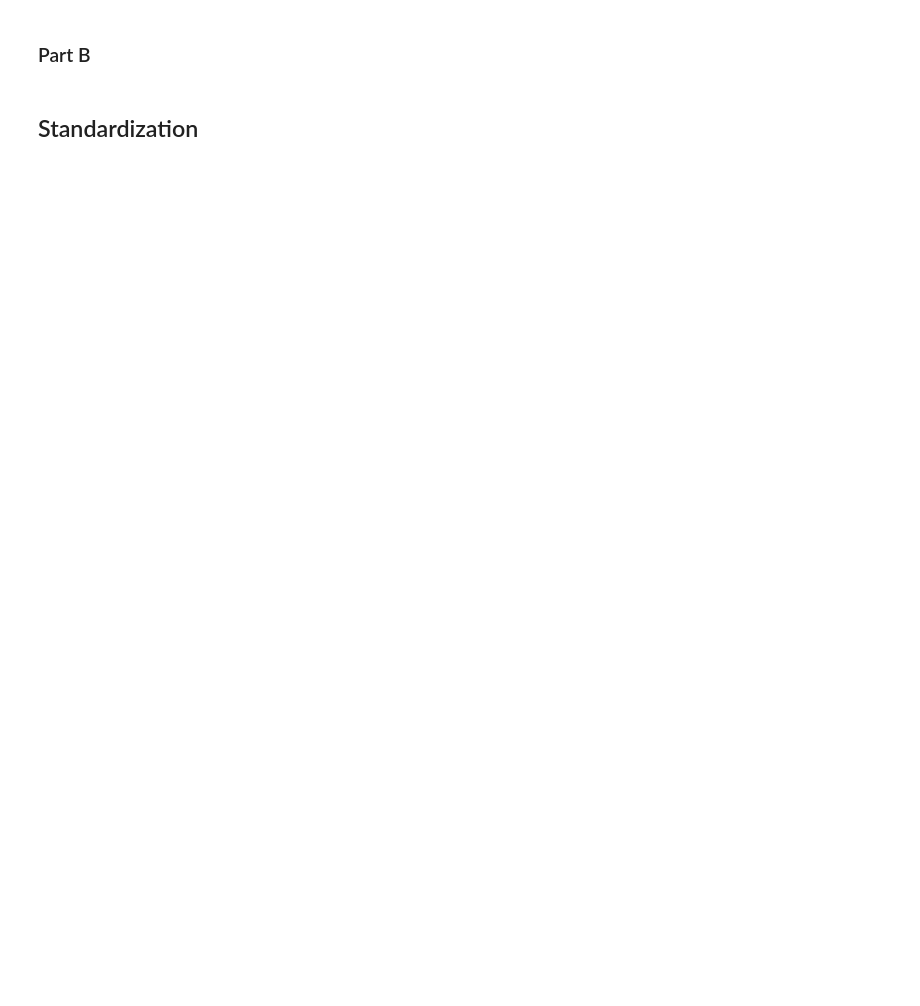
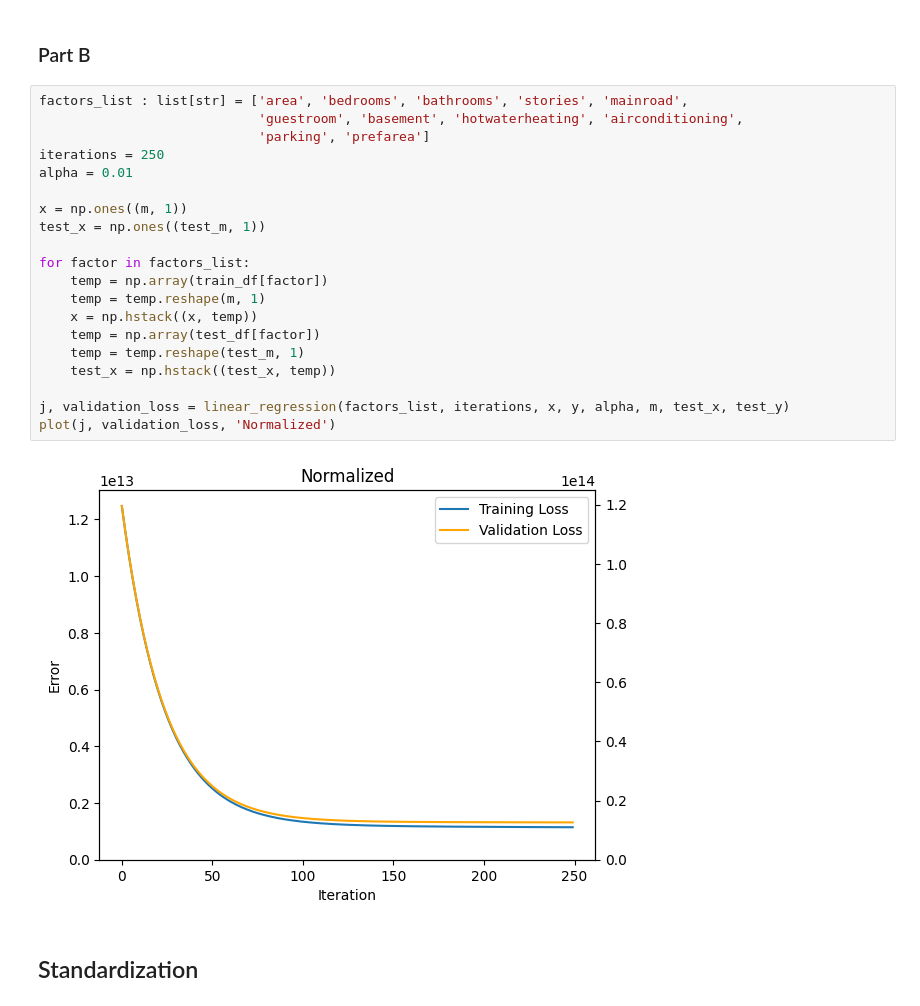
Before and after one commit to samofuture/Intro-to-ML, a Jupyter notebook: HW2/HW2.ipynb, the cells around one changed output. Drawn from its saved outputs; the diff is of its cells as text; blank space fills up the shorter version.

```diff
--- a/HW2/HW2.ipynb
+++ b/HW2/HW2.ipynb
@@ -292,4 +315,26 @@ test_m = len(test_y)
 # %% [markdown]
 ### Part B
+# %%
+factors_list : list[str] = ['area', 'bedrooms', 'bathrooms', 'stories', 'mainroad',
+                            'guestroom', 'basement', 'hotwaterheating', 'airconditioning',
+                            'parking', 'prefarea']
+iterations = 250
+alpha = 0.01
+
+x = np.ones((m, 1))
+test_x = np.ones((test_m, 1))
+
+for factor in factors_list:
+    temp = np.array(train_df[factor])
+    temp = temp.reshape(m, 1)
+    x = np.hstack((x, temp))
+    temp = np.array(test_df[factor])
+    temp = temp.reshape(test_m, 1)
+    test_x = np.hstack((test_x, temp))
+
+j, validation_loss = linear_regression(factors_list, iterations, x, y, alpha, m, test_x, test_y)
+plot(j, validation_loss, 'Normalized')
+# %% [output]
+[figure, added]
 # %% [markdown]
 ## Standardization
```
Also changed, not shown: parts of 13 cells of this notebook.
